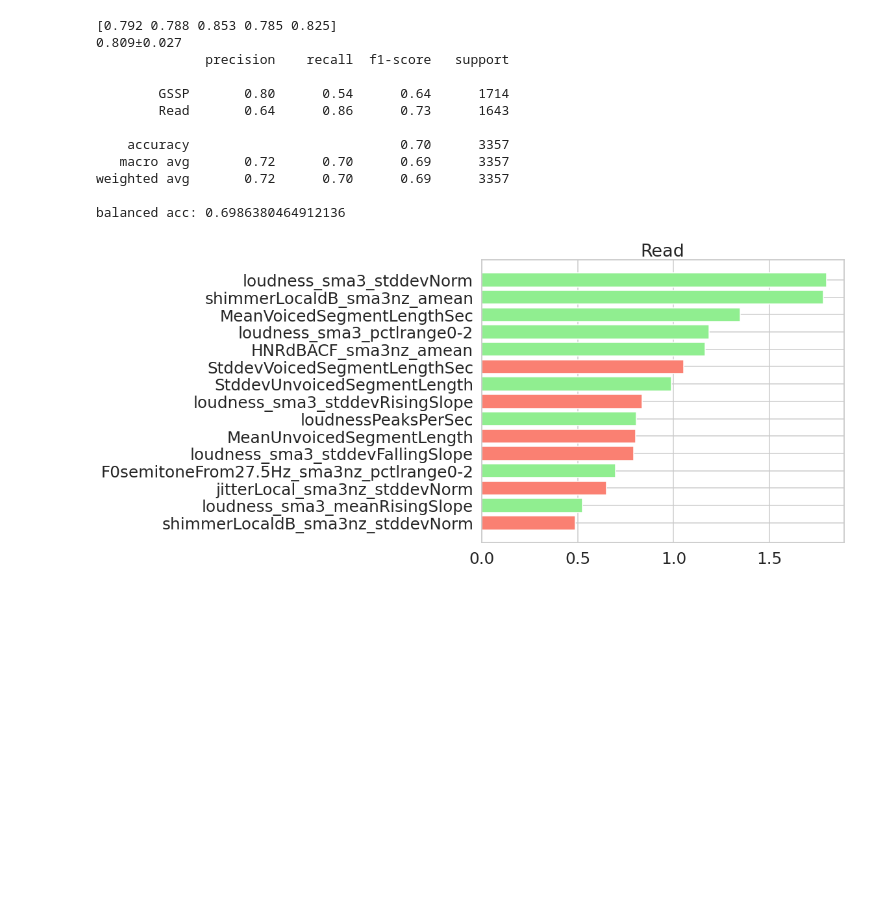
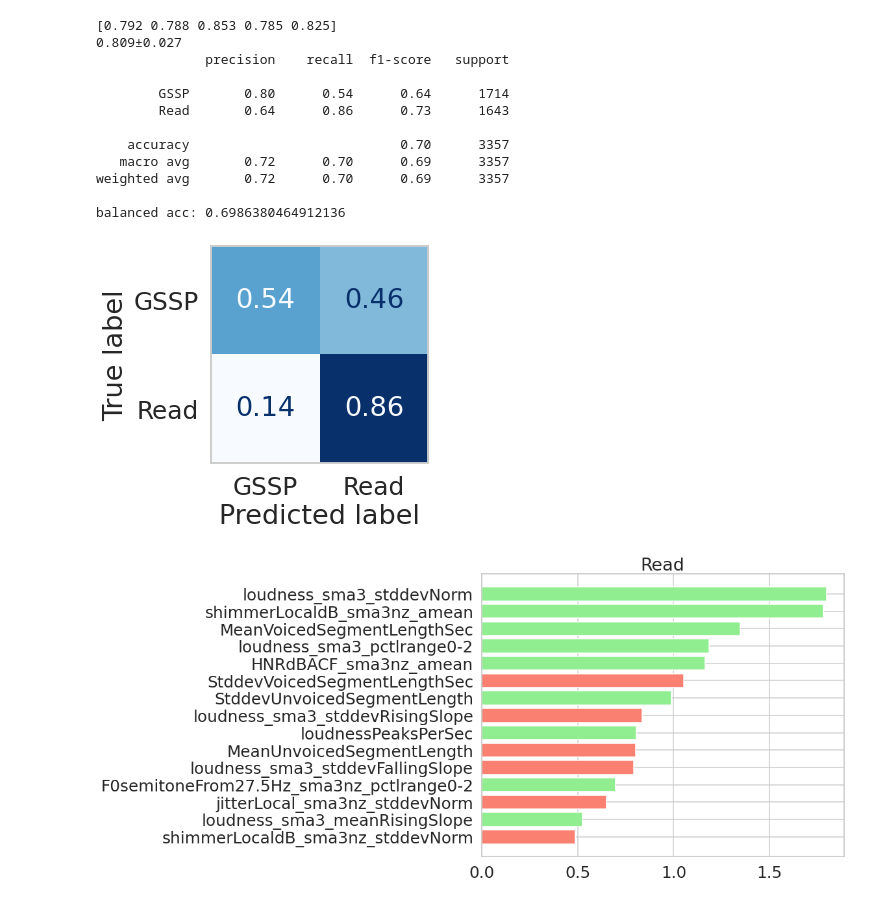
Before and after one commit to predict-idlab/gssp_analysis, a Jupyter notebook: notebooks/1.3_OpenSMILE_ML.ipynb, the cells around one changed output. Drawn from its saved outputs; the diff is of its cells as text; code cells hidden in the pictures; blank space fills up the shorter version.

```diff
--- a/notebooks/1.3_OpenSMILE_ML.ipynb
+++ b/notebooks/1.3_OpenSMILE_ML.ipynb
@@ -70,7 +70,9 @@ df_session_feat["speech_style"] = df_session_feat.DB.map(
 df_session_feat = (
     df_session_feat[
         get_valid_audio_mask(df_session_feat) & ~_silent_end_mask(df_session_feat)
-    ].copy().reset_index(drop=True)
+    ]
+    .copy()
+    .reset_index(drop=True)
 )
 print("df_session_feat masked", df_session_feat.shape)
 df_session_feat.head(3)
@@ -448,4 +472,32 @@ Train set: SPS web app data
 weighted avg       0.72      0.70      0.69      3357
 
 balanced acc: 0.6986380464912136
+# %%
+from sklearn.metrics import confusion_matrix, ConfusionMatrixDisplay
+
+cm = confusion_matrix(df_gemaps_cgn["speech_style"], predictions)
+
+# fig, ax = plt.subplots(figsize=(10, 10))
+disp = ConfusionMatrixDisplay.from_estimator(
+    model,
+    df_gemaps_cgn[x_cols],
+    df_gemaps_cgn["speech_style"],
+    display_labels=model.classes_,
+    normalize="true",
+    cmap=plt.cm.Blues,
+    colorbar=False,
+)
+# make the image transparent
+disp.ax_.patch.set_alpha(0)
+
+
+# hide the grid lines
+disp.ax_.grid(False)
+# hide the legend
+# plt.tight_layout()
+plt.show()
+# plt.tight_layout()
+disp.figure_.savefig("confusion_matrix.png", dpi=300, transparent=True)
+# %% [output]
+[figure, added]
 # %%
```
Also changed, not shown: parts of 8 cells of this notebook, 19 other files.
